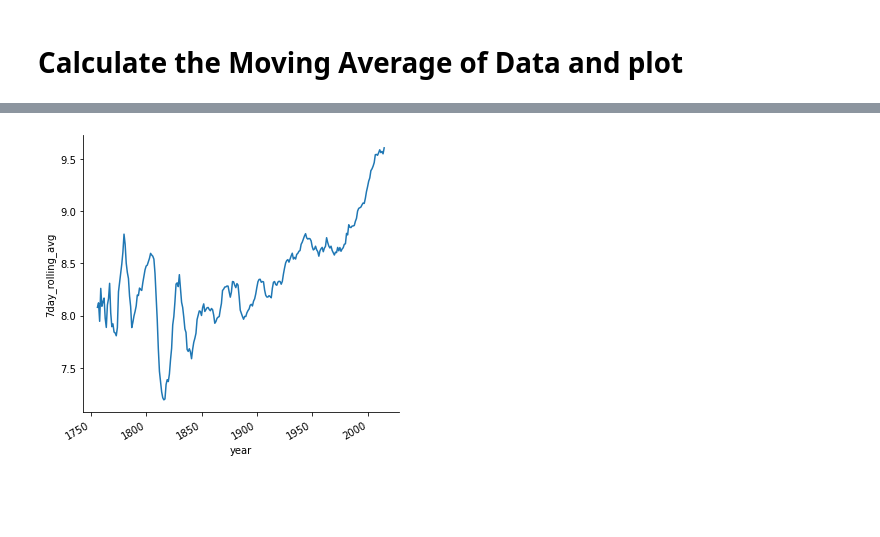
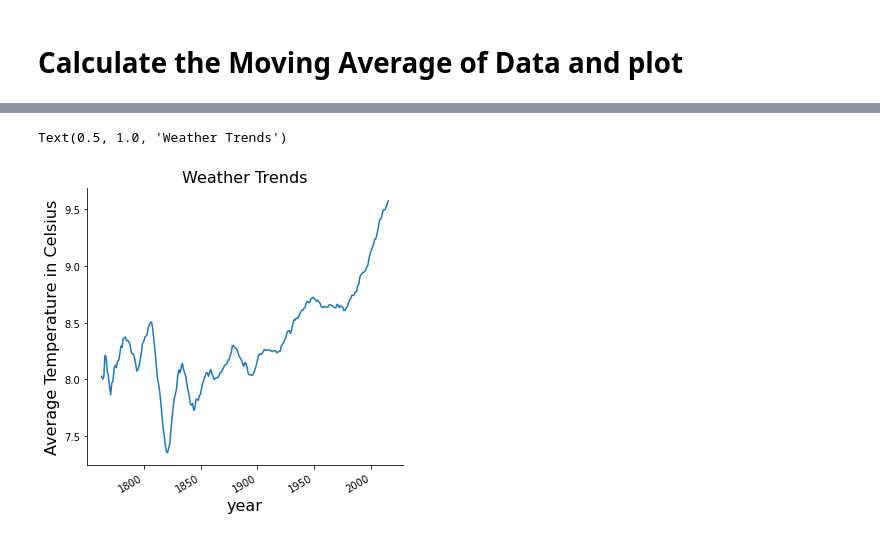
Before and after one commit to freedom-780/Weather_trends, a Jupyter notebook: Weather_project.ipynb, the cells around one changed output, grey strips where cells are left out. Saved outputs shown, nothing was run; the diff lists cells and outputs as text; code cells hidden in the pictures; blank space fills up the shorter version.

```diff
--- a/Weather_project.ipynb
+++ b/Weather_project.ipynb
@@ -110,7 +119,10 @@ f.fig.autofmt_xdate()
 # %%
-global_weather[ '7day_rolling_avg' ] = global_weather.avg_temp.rolling(7).mean()
+global_weather['14day_rolling_avg_global'] = global_weather.avg_temp.rolling(14).mean()
-# %%
-f = sns.relplot(x="year", y='7day_rolling_avg', kind="line", data=global_weather)
-f.fig.autofmt_xdate()
-# %% [output]
-[figure, removed]
+# %%
+sns.relplot(x="year", y='14day_rolling_avg_global', kind="line", data=global_weather).fig.autofmt_xdate()
+plt.xlabel("year", size=16)
+plt.ylabel("Average Temperature in Celsius", size=16)
+plt.title("Weather Trends", size=16)
+# %% [output]
+Text(0.5, 1.0, 'Weather Trends')
+[figure, added]
```
Also changed, not shown: parts of 9 cells of this notebook.
